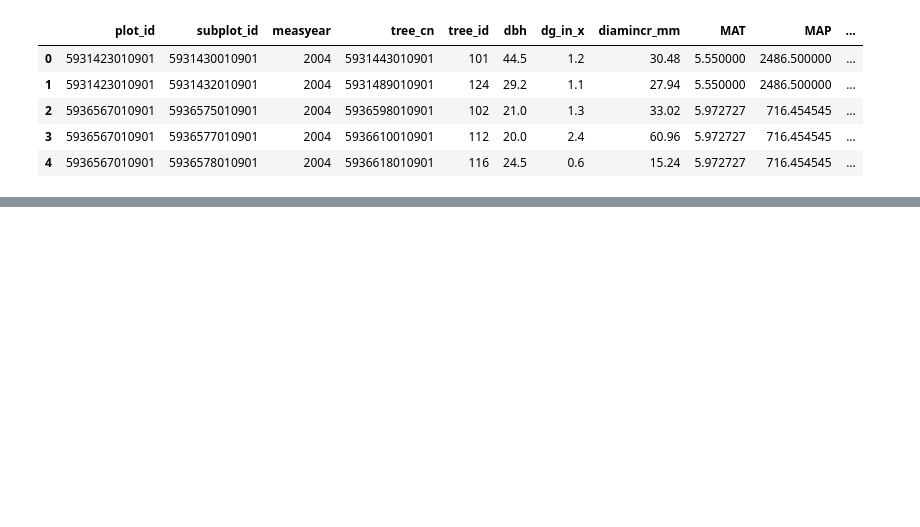
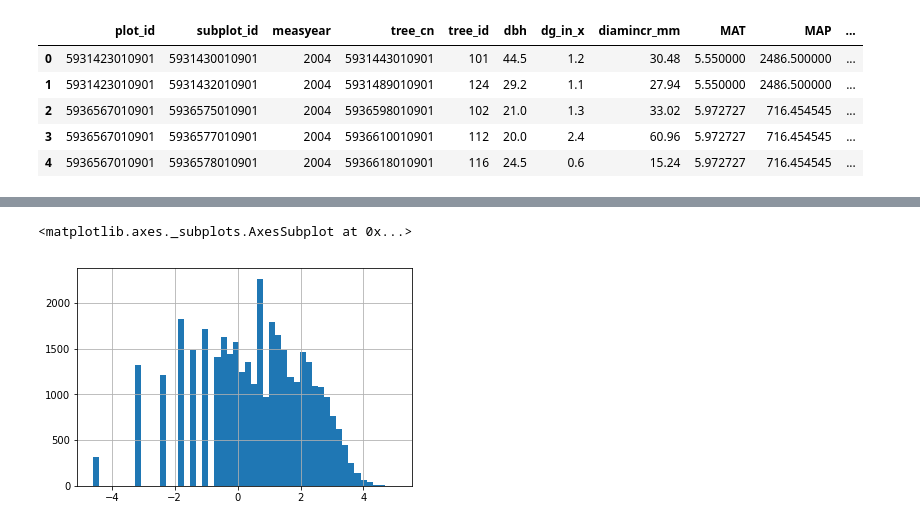
Before and after one commit to d-diaz/FVS_Equations, a Jupyter notebook: Model Fitting.ipynb, the cells around one changed output, grey strips where cells are left out. Saved outputs shown, nothing was run; the diff lists cells and outputs as text; code cells hidden in the pictures; blank space fills up the shorter version.

```diff
--- a/Model Fitting.ipynb
+++ b/Model Fitting.ipynb
@@ -249,0 +70,5 @@ Exception: ("Compilation failed (return status=1): In file included from C:/Prog
+# %%
+np.log(DDS).hist(bins=50)
+# %% [output]
+<matplotlib.axes._subplots.AxesSubplot at 0x...>
+[figure, added]
```
Also changed, not shown: parts of 35 cells of this notebook, 4 other files.
